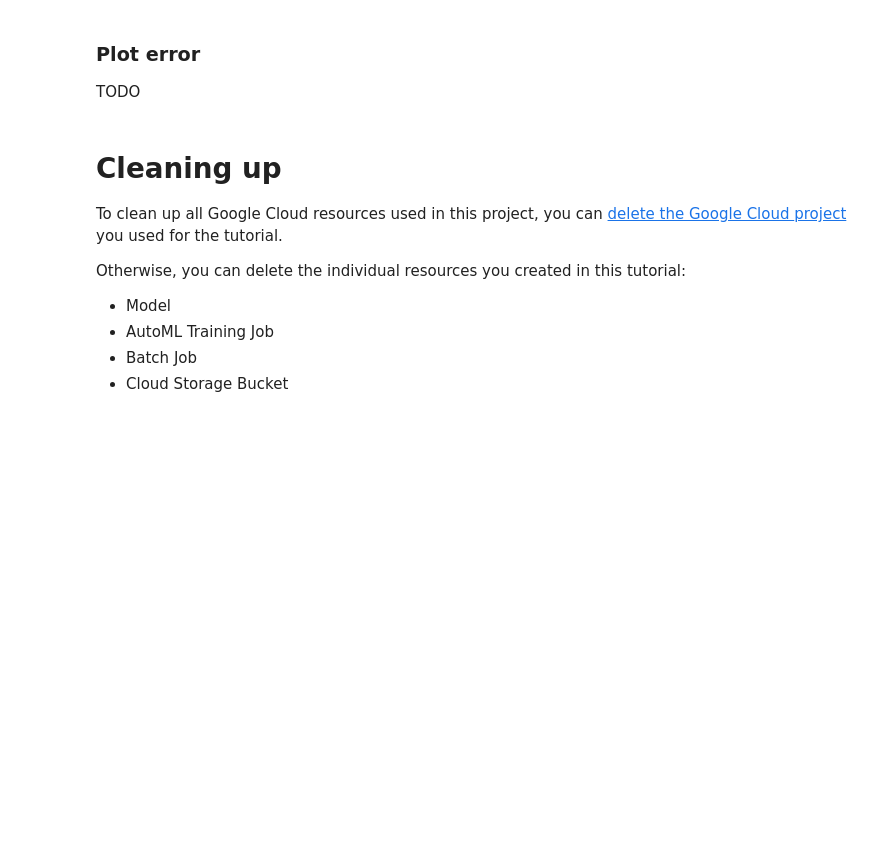
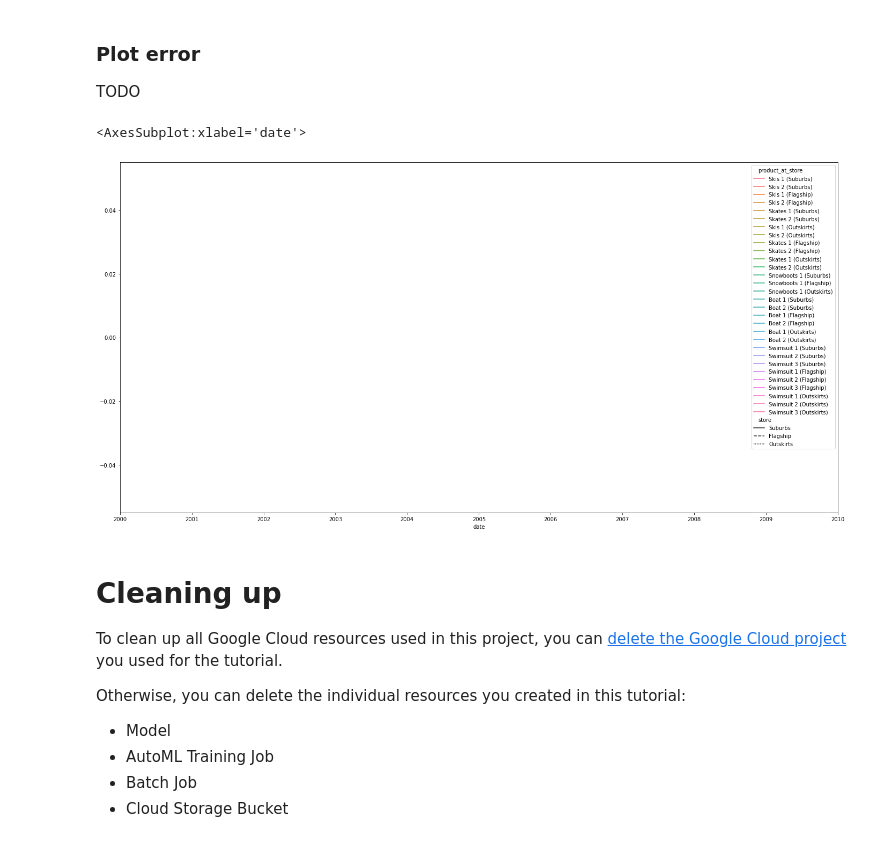
Before and after one commit to samthrasher/vertex-ai-samples, a Jupyter notebook: notebooks/official/automl/sdk_automl_forecasting_hierarchical_batch.ipynb, the cells around one changed output. Cells and saved outputs as stored; diff of their text form; code cells hidden in the pictures; blank space fills up the shorter version.

```diff
--- a/notebooks/official/automl/sdk_automl_forecasting_hierarchical_batch.ipynb
+++ b/notebooks/official/automl/sdk_automl_forecasting_hierarchical_batch.ipynb
@@ -158,5 +212,5 @@ PROJECT_ID = "[your-project-id]"  # @param {type:"string"}
 # %%
-if PROJECT_ID == "" or PROJECT_ID is None or PROJECT_ID == "[your-project-id]":
+if PROJECT_ID == "" or PROJECT_ID is None or PROJECT_ID == "python-docs-samples-tests":
     # Get your GCP project id from gcloud
     shell_output = ! gcloud config list --format 'value(core.project)' 2>/dev/null
     PROJECT_ID = shell_output[0]
@@ -176,7 +234,7 @@ You may not use a multi-regional bucket for training with Vertex AI. Not all reg
 
 Learn more about [Vertex AI regions](https://cloud.google.com/vertex-ai/docs/general/locations).
 # %%
-REGION = "[your-region]"  # @param {type: "string"}
+REGION = "us-central1"  # @param {type: "string"}
 # %% [markdown]
 #### Timestamp
 
@@ -272,6 +366,11 @@ DATASET_TEST_FILENAME = "sales_forecasting_test.csv"
 
 # Load dataset
 df = pd.read_csv("dataset.csv")
+
+df['date'] = df['date'].astype("datetime64[ns]")
+
+# Add a
+df['product_at_store'] = df['product'] + " (" + df['store'] + ")"
 
 # Split dataset into train and test
 dates_unique = df['date'].unique()
@@ -431,7 +570,7 @@ Create a dataset to store the prediction results.
 from google.cloud import bigquery
 
 # Create client in default region
-bq_client = bigquery.Client(
+bigquery_client = bigquery.Client(
     project=PROJECT_ID,
     credentials=aiplatform.initializer.global_config.credentials,
 )
@@ -527,9 +715,14 @@ TODO
 # %%
 # Plot error
 fig = plt.gcf()
 fig.set_size_inches(24, 12)
 
-sns.lineplot(data=df_output, x="date", y="prediction_error_mse", hue="product_at_store", style="store", ci=None)
+df_output["prediction_error"] = df_test_horizon_actual["sales"] - df_output["predicted_sales"]
+
+sns.lineplot(data=df_output, x="date", y="prediction_error", hue="product_at_store", style="store", ci=None)
+# %% [output]
+<AxesSubplot:xlabel='date'>
+[figure, added]
 # %% [markdown]
 # Cleaning up
 
```
Also changed, not shown: parts of 30 cells of this notebook.
